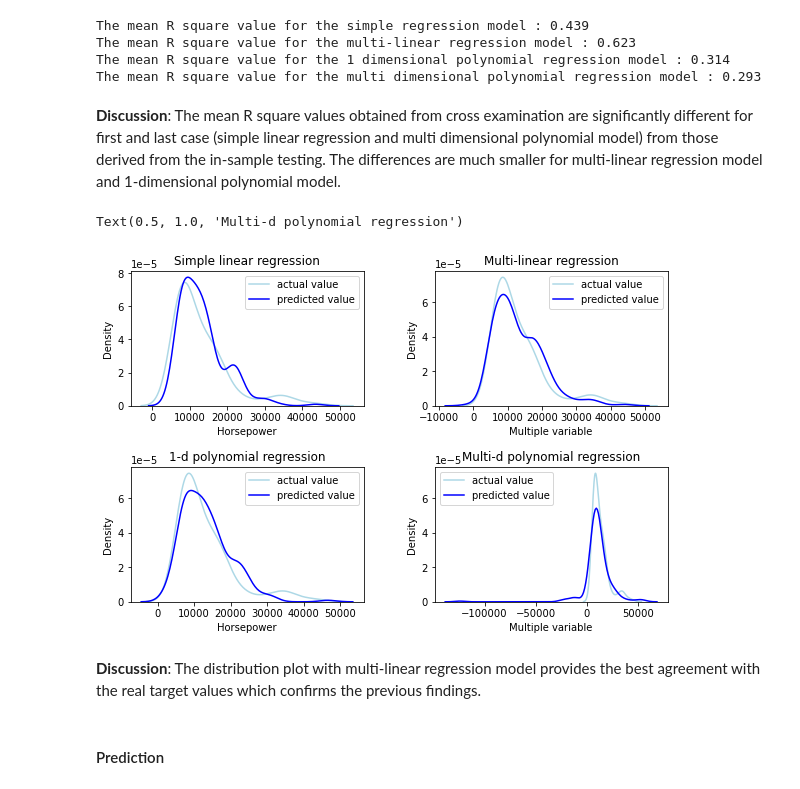
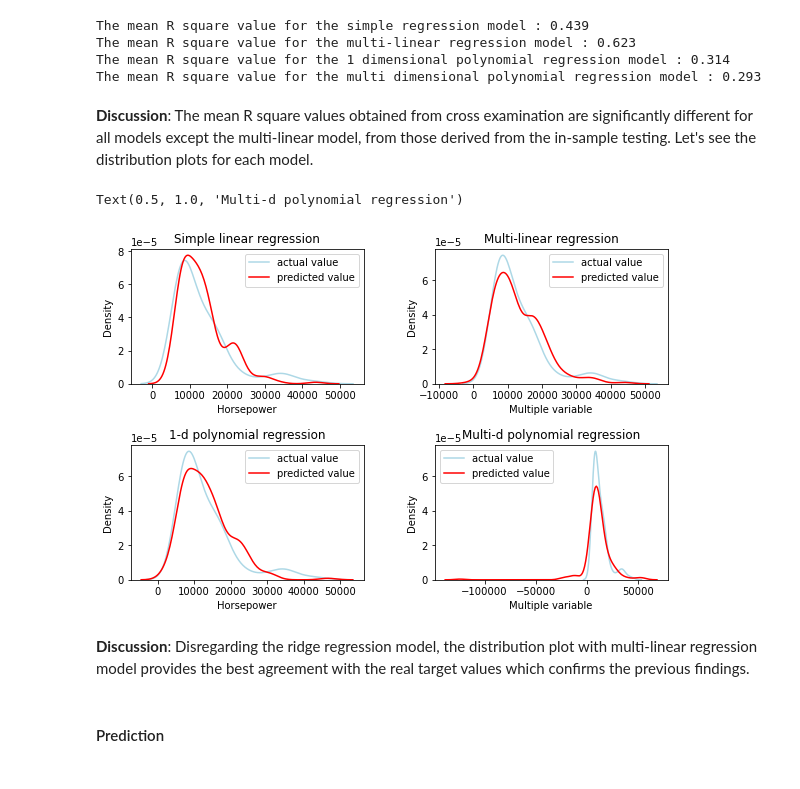
Before and after one commit to Farhad-Davaripour/Step_by_Step_Data_Analysis_Auto_Dataset, a Jupyter notebook: Code_Python.ipynb, the cells around one changed output. Drawn from its saved outputs; the diff is of its cells as text; code cells hidden in the pictures.

```diff
--- a/Code_Python.ipynb
+++ b/Code_Python.ipynb
@@ -711,45 +712,45 @@ The mean R square value for the multi-linear regression model : 0.623
 The mean R square value for the 1 dimensional polynomial regression model : 0.314
 The mean R square value for the multi dimensional polynomial regression model : 0.293
 # %% [markdown]
-**Discussion**: The mean R square values obtained from cross examination are significantly different for first and last case (simple linear regression and multi dimensional polynomial model) from those derived from the in-sample testing. The differences are much smaller for multi-linear regression model and 1-dimensional polynomial model.
+**Discussion**: The mean R square values obtained from cross examination are significantly different for all models except the multi-linear model, from those derived from the in-sample testing. Let's see the distribution plots for each model.
 # %%
 %%capture --no-display
 ##
 fig, ax = plt.subplots(2,2,figsize = (9,6))
 fig.tight_layout(pad=4.0)
 ##
 mean_yhat= cross_val_predict(LinearRegression(), x_data_total[['horsepower']], y_data_total, cv=3)
 sns.distplot(y_data_total,hist=False, color='lightblue', label='actual value',ax=ax[0,0])
-sns.distplot(mean_yhat, hist=False, color='blue', label='predicted value', ax=ax[0,0])
+sns.distplot(mean_yhat, hist=False, color='red', label='predicted value', ax=ax[0,0])
 ax[0,0].legend()
 ax[0,0].set_xlabel('Horsepower')
 ax[0,0].set_title('Simple linear regression')
 ##
 mean_yhat= cross_val_predict(LinearRegression(), x_data_total[cor_list], y_data_total, cv=3)
 sns.distplot(y_data_total,hist=False, color='lightblue', label='actual value',ax=ax[0,1])
-sns.distplot(mean_yhat, hist=False, color='blue', label='predicted value', ax=ax[0,1])
+sns.distplot(mean_yhat, hist=False, color='red', label='predicted value', ax=ax[0,1])
 ax[0,1].legend()
 ax[0,1].set_xlabel('Multiple variable')
 ax[0,1].set_title('Multi-linear regression')
 ##
 mean_yhat= cross_val_predict(LinearRegression(), PolynomialFeatures().fit_transform(x_data_total[['horsepower']]), y_data_total, cv=3)
 sns.distplot(y_data_total,hist=False, color='lightblue', label='actual value',ax=ax[1,0])
-sns.distplot(mean_yhat, hist=False, color='blue', label='predicted value', ax=ax[1,0])
+sns.distplot(mean_yhat, hist=False, color='red', label='predicted value', ax=ax[1,0])
 ax[1,0].legend()
 ax[1,0].set_xlabel('Horsepower')
 ax[1,0].set_title('1-d polynomial regression')
 ##
 mean_yhat= cross_val_predict(LinearRegression(), PolynomialFeatures().fit_transform(x_data_total[cor_list]), y_data_total, cv=3)
 sns.distplot(y_data_total,hist=False, color='lightblue', label='actual value',ax=ax[1,1])
-sns.distplot(mean_yhat, hist=False, color='blue', label='predicted value', ax=ax[1,1])
+sns.distplot(mean_yhat, hist=False, color='red', label='predicted value', ax=ax[1,1])
 ax[1,1].legend()
 ax[1,1].set_xlabel('Multiple variable')
 ax[1,1].set_title('Multi-d polynomial regression')
 # %% [output]
 Text(0.5, 1.0, 'Multi-d polynomial regression')
-[figure, old version]
+[figure, new version]
 # %% [markdown]
-**Discussion**: The distribution plot with multi-linear regression model provides the best agreement with the real target values which confirms the previous findings.
+**Discussion**: Disregarding the ridge regression model, the distribution plot with multi-linear regression model provides the best agreement with the real target values which confirms the previous findings.
 # %% [markdown]
 #### Prediction
 # %%
```
Also changed, not shown: parts of 19 cells of this notebook.
